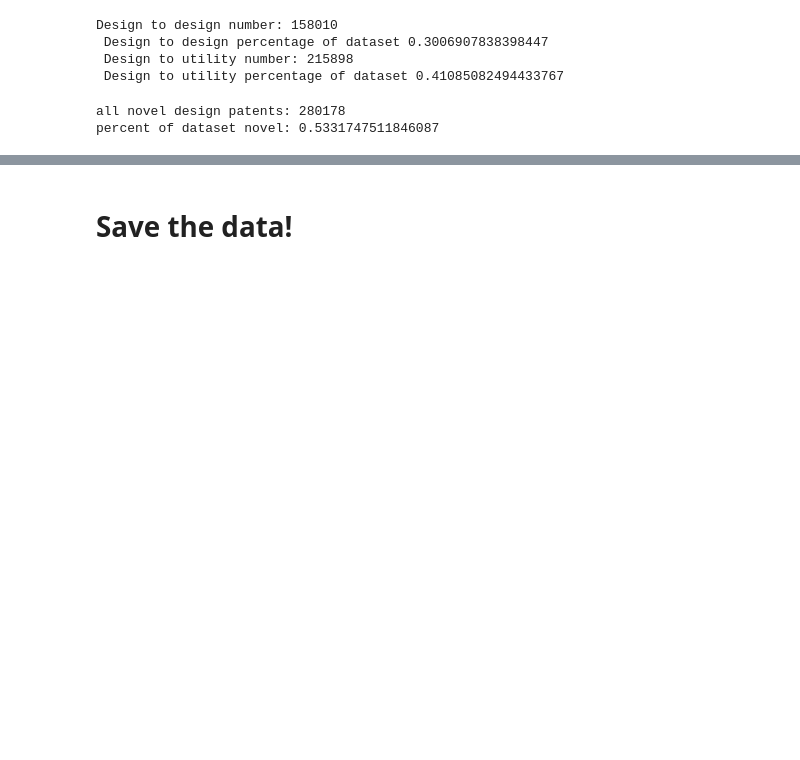
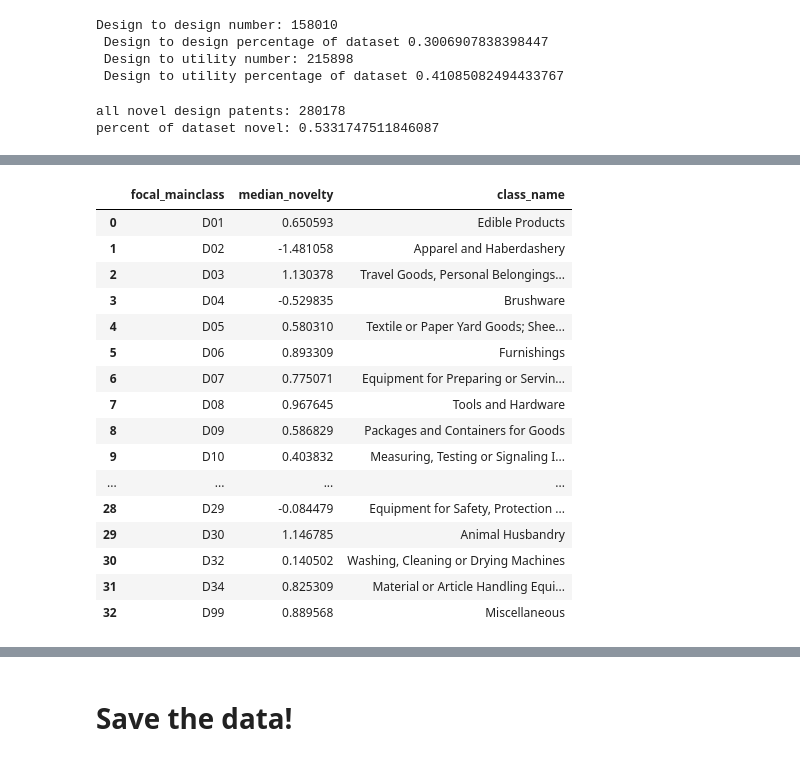
Before and after one commit to TieraLee/patents, a Jupyter notebook: Step 6 - Analyzing Novelty.ipynb, the cells around one changed output, grey strips where cells are left out. Drawn from its saved outputs; the diff is of its cells as text; code cells hidden in the pictures; blank space fills up the shorter version.

Commit message:
analyse cont measure 2 ways

```diff
--- a/Step 6 - Analyzing Novelty.ipynb
+++ b/Step 6 - Analyzing Novelty.ipynb
@@ -317,0 +248,7 @@ percent of dataset novel: 0.5331747511846087
+# %%
+#log transformation of commonness
+d2d_seen_cont['novelty'] = np.log(d2d_seen_cont['commonness'])*(-1)
+d2u_seen_cont['novelty'] = np.log(d2u_seen_cont['commonness'])*(-1)
+# %%
+novelty_median = d2d_seen_cont.groupby(['patent_number'])['novelty'].median().to_frame().reset_index().rename(index=str, columns={'novelty':'median_novelty'})
+novelty_median.head()
@@ -317,0 +262,3 @@ percent of dataset novel: 0.5331747511846087
+# %%
+d2d_seen_cont = pd.merge(d2d_seen_cont,novelty_median, on='patent_number', how='left')
+d2d_seen_cont.head()
@@ -317,0 +272,23 @@ percent of dataset novel: 0.5331747511846087
+# %%
+# attribute novelty to all classes
+d2d_cont_main_table = d2d_seen_cont.groupby('focal_mainclass')['median_novelty'].median().to_frame().reset_index()
+d2d_cont_main_table['class_name'] = d2d_cont_main_table['focal_mainclass'].map(class_labels)
+d2d_cont_main_table
+# %% [output]
+|  | focal_mainclass | median_novelty | class_name |
+| 0 | D01 | 0.650593 | Edible Products |
+| 1 | D02 | -1.481058 | Apparel and Haberdashery |
+| 2 | D03 | 1.130378 | Travel Goods, Personal Belongings... |
+| 3 | D04 | -0.529835 | Brushware |
+| 4 | D05 | 0.580310 | Textile or Paper Yard Goods; Shee... |
+| 5 | D06 | 0.893309 | Furnishings |
+| 6 | D07 | 0.775071 | Equipment for Preparing or Servin... |
+| 7 | D08 | 0.967645 | Tools and Hardware |
+| 8 | D09 | 0.586829 | Packages and Containers for Goods |
+| 9 | D10 | 0.403832 | Measuring, Testing or Signaling I... |
+| ... | ... | ... | ... |
+| 28 | D29 | -0.084479 | Equipment for Safety, Protection ... |
+| 29 | D30 | 1.146785 | Animal Husbandry |
+| 30 | D32 | 0.140502 | Washing, Cleaning or Drying Machines |
+| 31 | D34 | 0.825309 | Material or Article Handling Equi... |
+| 32 | D99 | 0.889568 | Miscellaneous |
```
Also changed, not shown: parts of 32 cells of this notebook, 2 other files.
